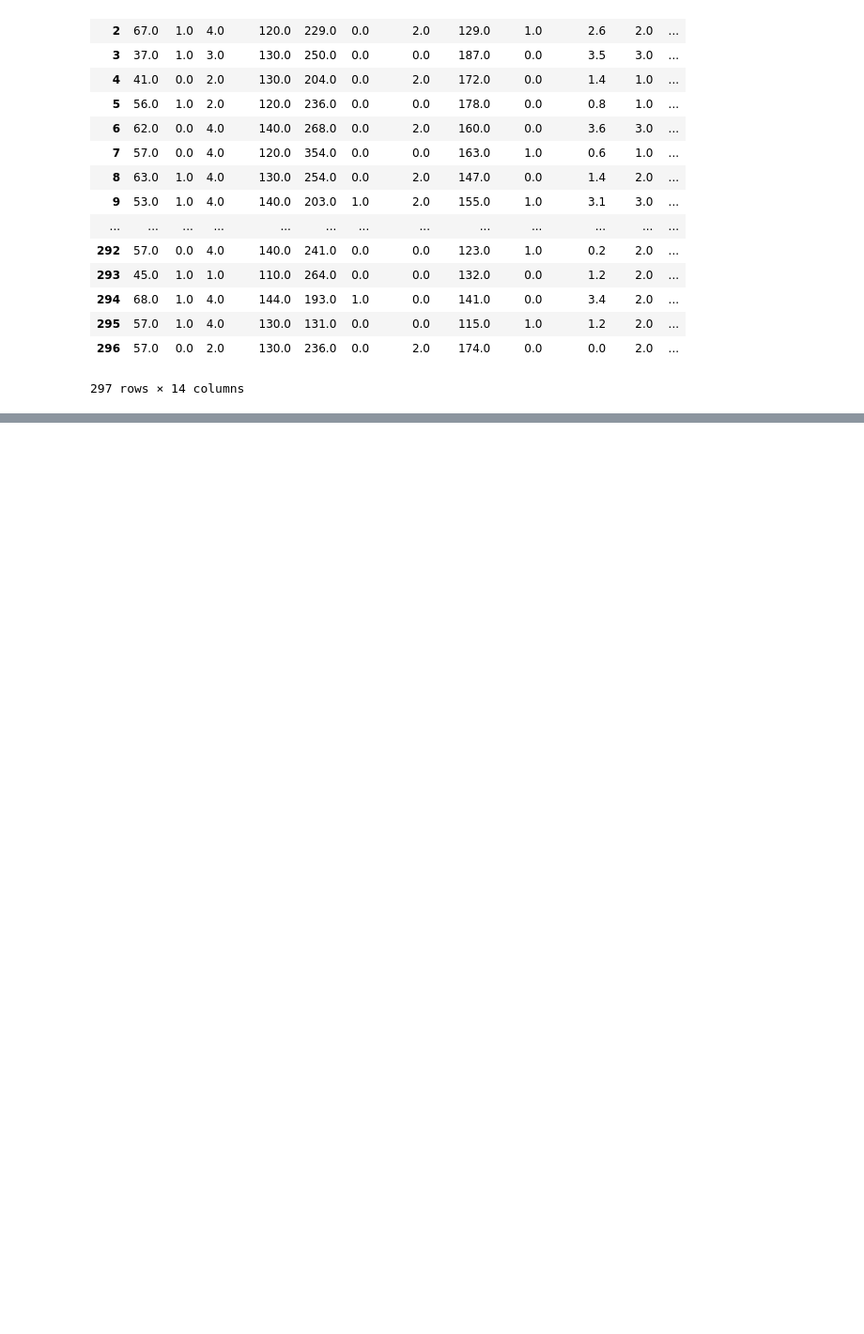
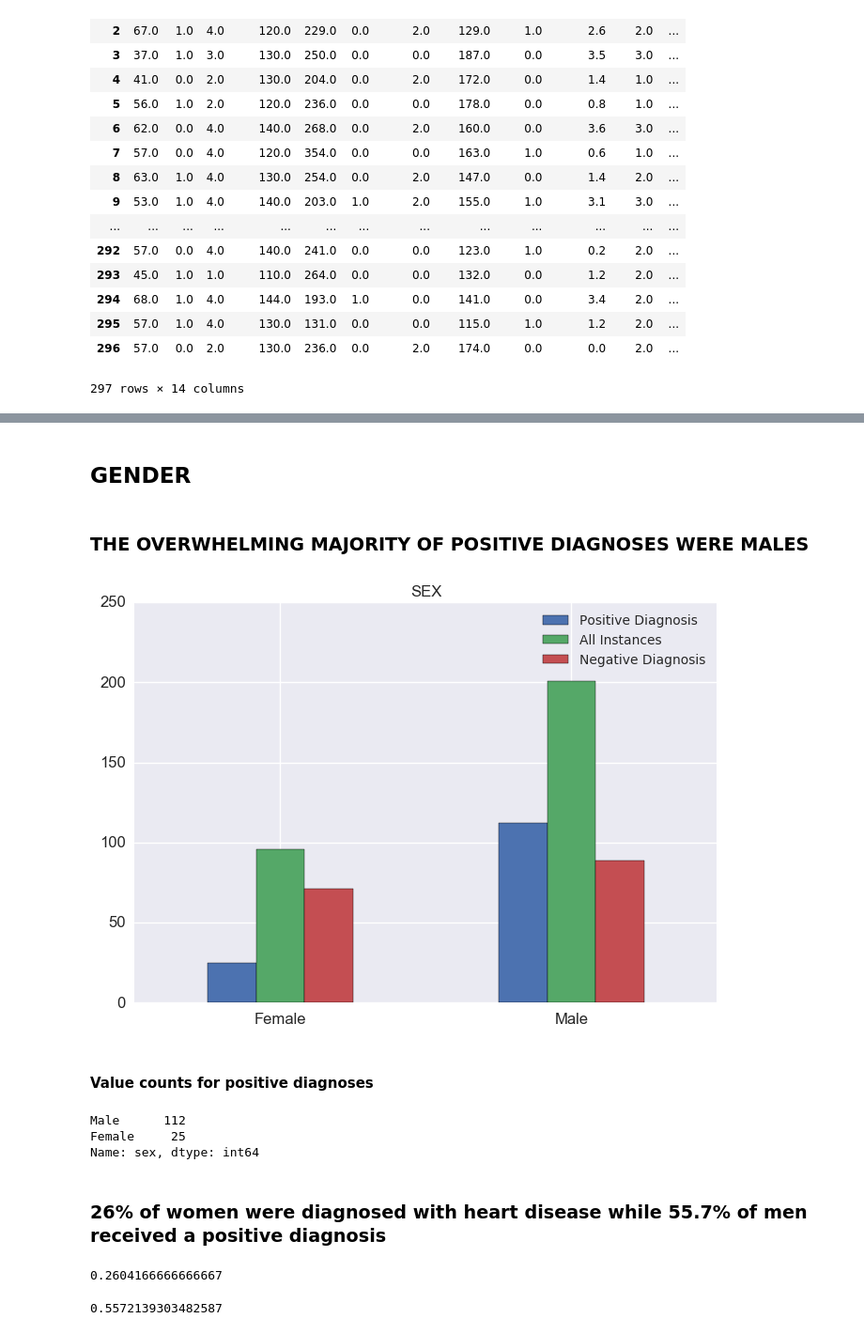
Before and after one commit to MACoup/cleveland-heart-disease, a Jupyter notebook: EDA/EDA.ipynb, the cells around one changed output, grey strips where cells are left out. Shown at 94% size. Saved outputs shown, nothing was run; the diff lists cells and outputs as text; code cells hidden in the pictures; blank space fills up the shorter version.

```diff
--- a/EDA/EDA.ipynb
+++ b/EDA/EDA.ipynb
@@ -38,0 +231,26 @@ KeyError: 0
+# %%
+from eda import get_bars
+bar_cols = ['sex', 'cp', 'fbs', 'restecg', 'exang', 'slope', 'ca', 'thal']
+def get_true_values(df):
+    df['sex'] = df.sex.map({1: 'Male', 0: 'Female'})
+    df['cp'] = df.cp.map({1: 'Typical angina',
+                            2: 'Atypical angina',
+                            3: 'Non-anginal pain',
+                            4: 'Asymptomatic'})
+    df['fbs'] = df.fbs.map({1: '> 120 mg/dl', 0: '< 120 mg/dl'})
+    df['restecg'] = df.restecg.map({0: 'Normal',
+                                    1: 'ST-T wave abnormality',
+                                    2: 'Left Ventrical Hypertrophy'})
+    df['exang'] = df.exang.map({1: 'Yes', 0: 'No'})
+    df['slope'] = df.slope.map({1: 'Upsloping',
+                                2: 'Flat',
+                                3: 'Downsloping'})
+    df['thal'] = df.thal.map({3: 'Normal',
+                                6: 'Fixed Defect',
+                                7 : 'Reversable Defect'})
+    return df
+# %%
+cat_df = get_true_values(df)
+cat_df_yes = cat_df[cat_df['diagnosis'] == 1]
+cat_df_no = cat_df[cat_df['diagnosis'] == 0]
+cat_df
@@ -38,0 +276,16 @@ KeyError: 0
+# %% [markdown]
+## GENDER
+# %% [markdown]
+### THE OVERWHELMING MAJORITY OF POSITIVE DIAGNOSES WERE MALES
+# %%
+get_bars(cat_df, 'sex')
+# %% [output]
+[figure, added]
+# %% [markdown]
+#### Value counts for positive diagnoses
+# %%
+cat_df_yes.sex.value_counts()
+# %% [output]
+Male      112
+Female     25
+Name: sex, dtype: int64
@@ -38,0 +295,10 @@ KeyError: 0
+# %% [markdown]
+### 26% of women were diagnosed with heart disease while 55.7% of men received a positive diagnosis
+# %%
+cat_df_f.diagnosis.mean()
+# %% [output]
+0.2604166666666667
+# %%
+cat_df_m.diagnosis.mean()
+# %% [output]
+0.5572139303482587
```
Also changed, not shown: parts of 91 cells of this notebook, 19 other files.
